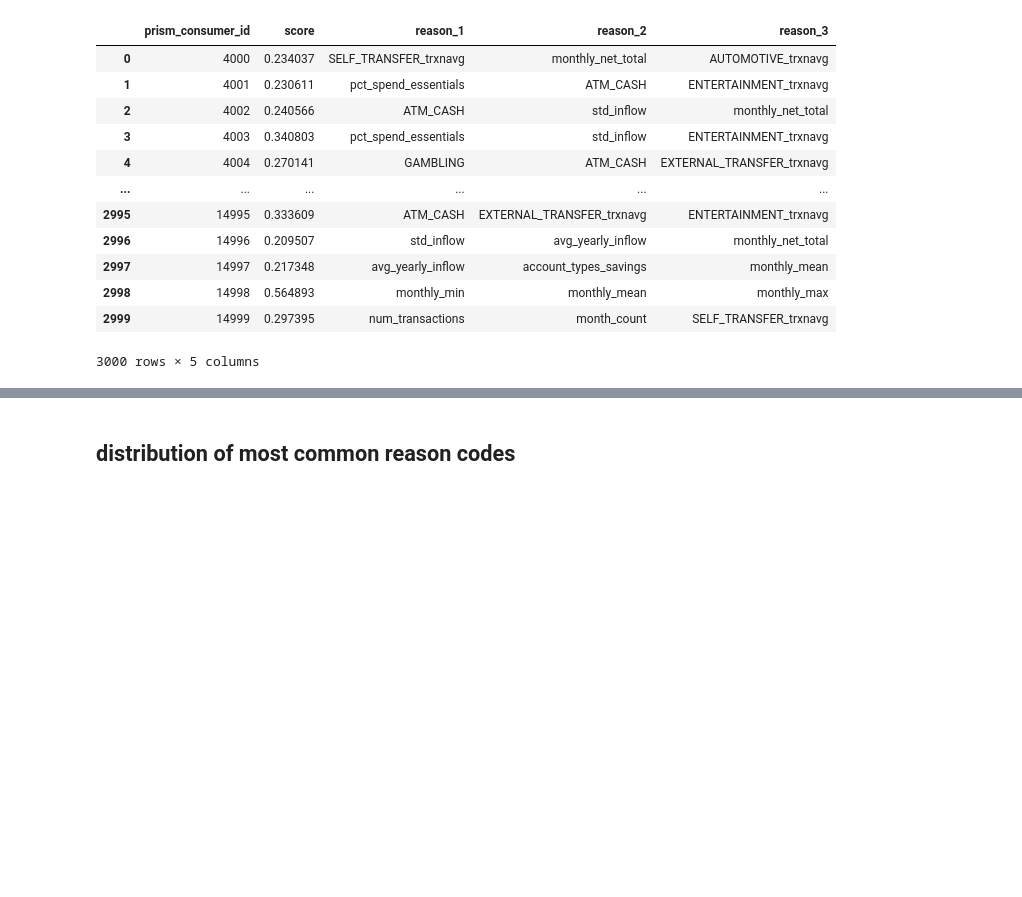
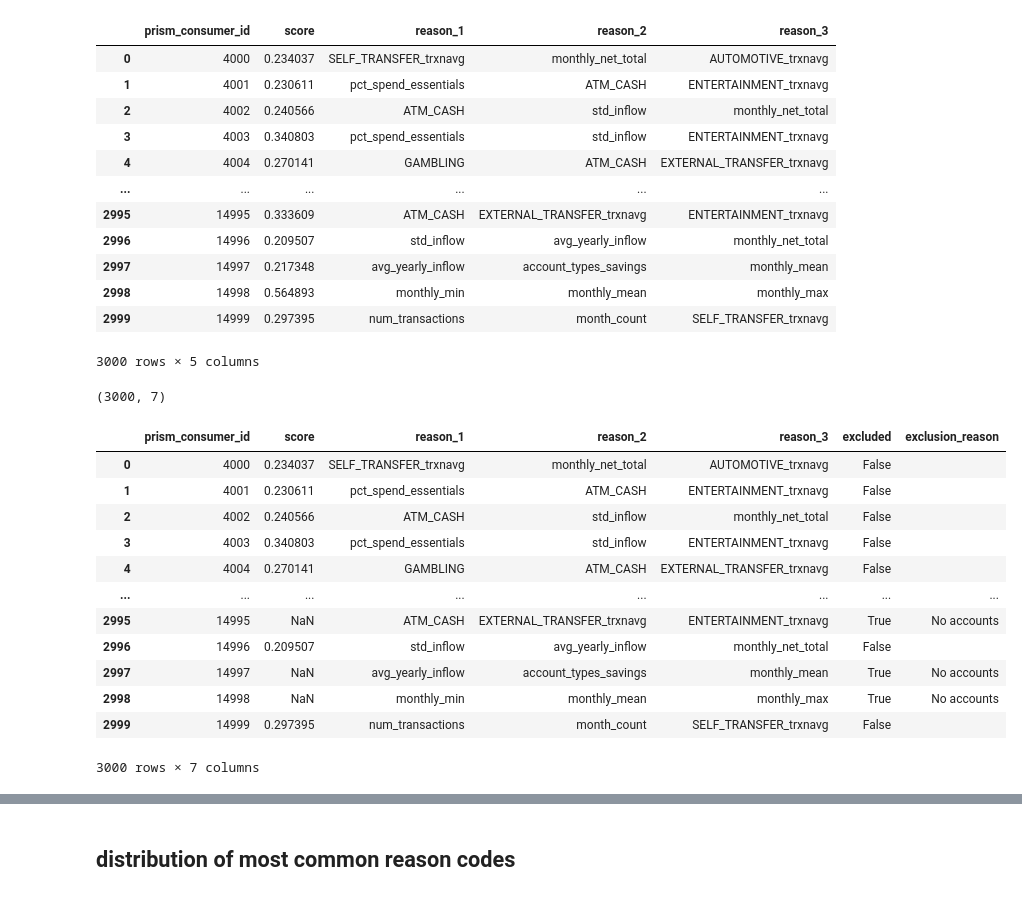
Before and after one commit to elliekwang/DSC180A_B01_2, a Jupyter notebook: notebooks/ellie_w8.ipynb, the cells around one changed output, grey strips where cells are left out. Cells and saved outputs as stored; diff of their text form; code cells hidden in the pictures; blank space fills up the shorter version.

```diff
--- a/notebooks/ellie_w8.ipynb
+++ b/notebooks/ellie_w8.ipynb
@@ -2778,6 +2965,78 @@ holdout_df
 | 2998 | 14998 | 0.564893 | monthly_min | monthly_mean | monthly_max |
 | 2999 | 14999 | 0.297395 | num_transactions | month_count | SELF_TRANSFER_trxnavg |
 3000 rows × 5 columns
+# %%
+# -----------------------------
+# 1) Build holdout_df as you already do
+# -----------------------------
+holdout_mask = df_eval_master["DQ_TARGET"].isna()
+holdout_df = df_eval_master.loc[holdout_mask, ["prism_consumer_id"]].copy()
+
+holdout_df["score"] = np.asarray(scores)[holdout_mask.values]
+
+# attach reasons (your existing approach)
+holdout_df = holdout_df.reset_index(drop=True).join(reason_df.reset_index(drop=True))
+
+# -----------------------------
+# 2) Compute exclusions ONLY for the holdout consumers (using scoring table)
+# -----------------------------
+holdout_ids = set(holdout_df["prism_consumer_id"].astype(str))
+
+scoring_holdout = scoring[scoring["prism_consumer_id"].astype(str).isin(holdout_ids)].copy()
+
+RULES = {
+    "No accounts": scoring_holdout["n_accounts"] < 1,
+    "No transactions": scoring_holdout["n_txn"] < 1,
+    "No credit transactions": scoring_holdout["n_credit_txn"] < 1,
+    "No debit transactions": scoring_holdout["n_debit_txn"] < 1,
+    # "short_txn_history": scoring_holdout["txn_span_days"] < 30,
+}
+
+for name, mask in RULES.items():
+    scoring_holdout[name] = mask
+
+rule_cols = list(RULES.keys())
+scoring_holdout["excluded"] = scoring_holdout[rule_cols].any(axis=1)
+
+# (optional) keep why they were excluded
+scoring_holdout["exclusion_reason"] = scoring_holdout[rule_cols].apply(
+    lambda r: ",".join(r.index[r.values]),
+    axis=1
+)
+
+# -----------------------------
+# 3) Merge exclusion flag into holdout_df and null out scores
+# -----------------------------
+holdout_df = holdout_df.merge(
+    scoring_holdout[["prism_consumer_id", "excluded", "exclusion_reason"]],
+    on="prism_consumer_id",
+    how="left"
+)
+
+# If a holdout consumer is missing from scoring_holdout (no row), treat as excluded
+holdout_df["excluded"] = holdout_df["excluded"].fillna(True)
+holdout_df["exclusion_reason"] = holdout_df["exclusion_reason"].fillna("missing_scoring_row")
+
+# Set score to NaN for excluded holdout consumers
+holdout_df.loc[holdout_df["excluded"], "score"] = np.nan
+
+print(holdout_df.shape)
+holdout_df
+# %% [output]
+(3000, 7)
+|  | prism_consumer_id | score | reason_1 | reason_2 | reason_3 | excluded | exclusion_reason |
+| 0 | 4000 | 0.234037 | SELF_TRANSFER_trxnavg | monthly_net_total | AUTOMOTIVE_trxnavg | False |  |
+| 1 | 4001 | 0.230611 | pct_spend_essentials | ATM_CASH | ENTERTAINMENT_trxnavg | False |  |
+| 2 | 4002 | 0.240566 | ATM_CASH | std_inflow | monthly_net_total | False |  |
+| 3 | 4003 | 0.340803 | pct_spend_essentials | std_inflow | ENTERTAINMENT_trxnavg | False |  |
+| 4 | 4004 | 0.270141 | GAMBLING | ATM_CASH | EXTERNAL_TRANSFER_trxnavg | False |  |
+| ... | ... | ... | ... | ... | ... | ... | ... |
+| 2995 | 14995 | NaN | ATM_CASH | EXTERNAL_TRANSFER_trxnavg | ENTERTAINMENT_trxnavg | True | No accounts |
+| 2996 | 14996 | 0.209507 | std_inflow | avg_yearly_inflow | monthly_net_total | False |  |
+| 2997 | 14997 | NaN | avg_yearly_inflow | account_types_savings | monthly_mean | True | No accounts |
+| 2998 | 14998 | NaN | monthly_min | monthly_mean | monthly_max | True | No accounts |
+| 2999 | 14999 | 0.297395 | num_transactions | month_count | SELF_TRANSFER_trxnavg | False |  |
+3000 rows × 7 columns
 # %%
 for col in ["reason_1", "reason_2", "reason_3"]:
     holdout_df[col] = holdout_df[col].map(reason_map).fillna(holdout_df[col])
```
Also changed, not shown: parts of 27 cells of this notebook.
